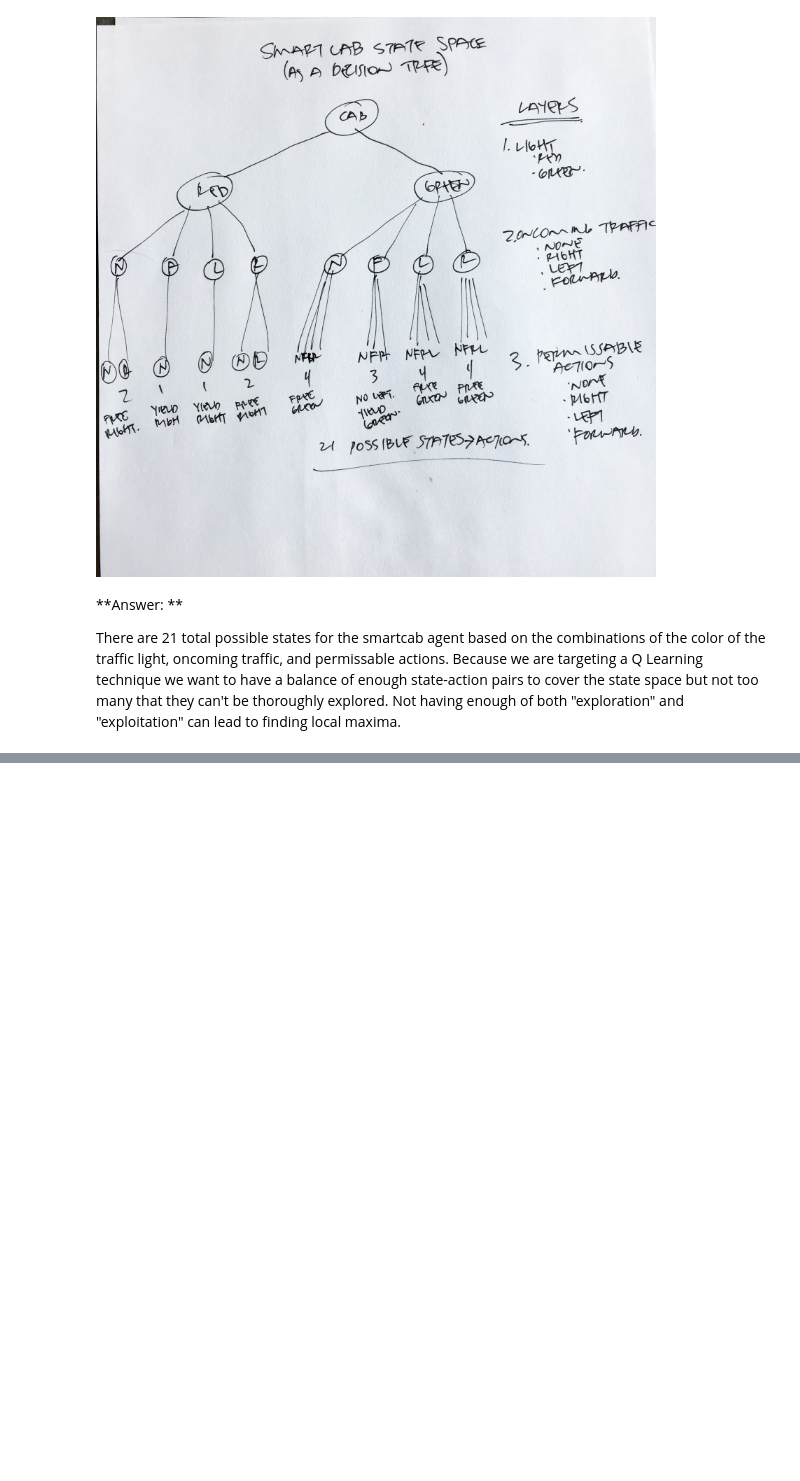
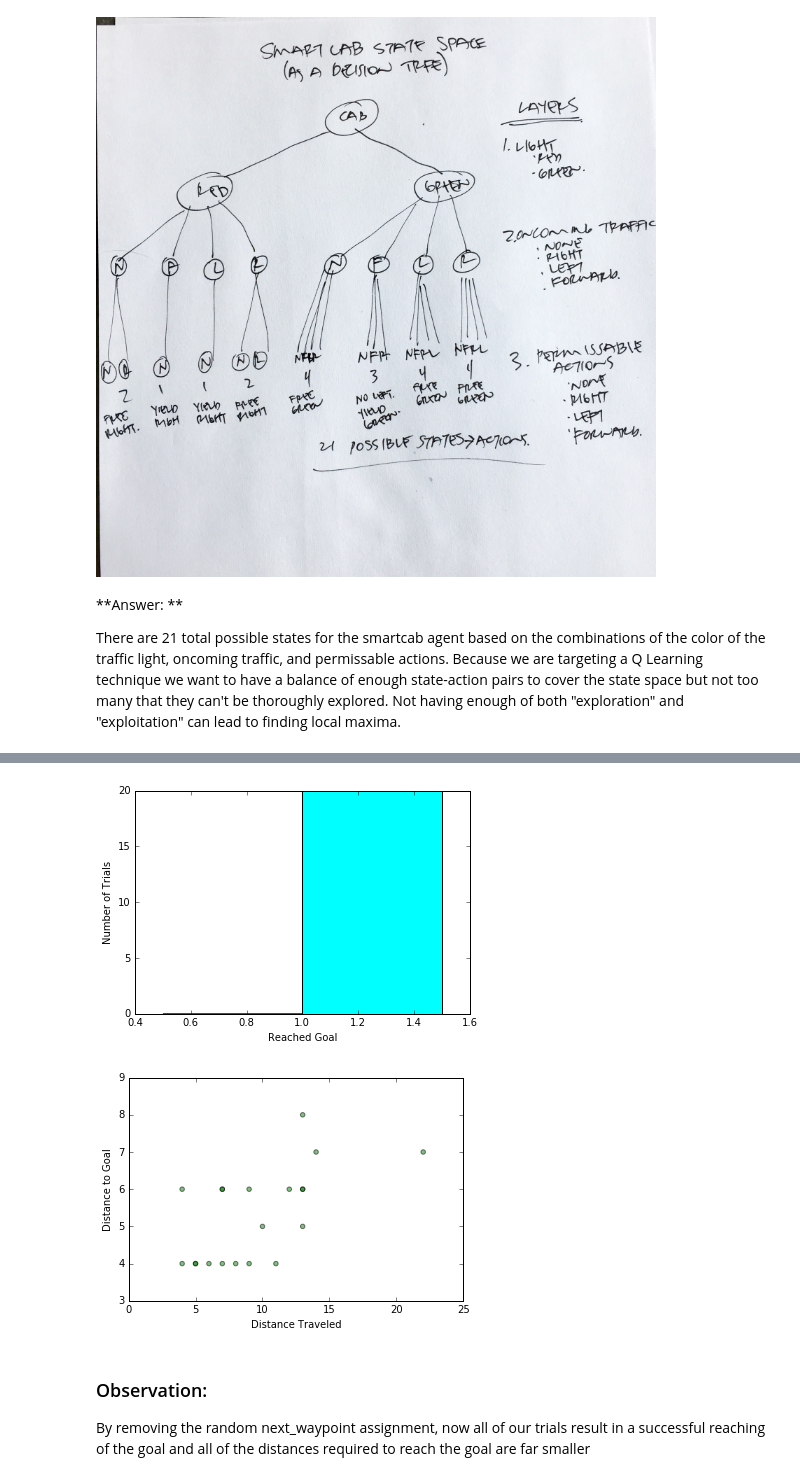
Before and after one commit to gilakos/machine-learning, a Jupyter notebook: projects/smartcab/smartcab/smartcab_report.ipynb, the cells around one changed output, grey strips where cells are left out. Cells and saved outputs as stored; diff of their text form; code cells hidden in the pictures; blank space fills up the shorter version.

Commit message:
P4 Step 2 Update

```diff
--- a/projects/smartcab/smartcab/smartcab_report.ipynb
+++ b/projects/smartcab/smartcab/smartcab_report.ipynb
@@ -129,3 +129,30 @@ Image(filename='StateSpace.jpg')
 **Answer: **
 
 There are 21 total possible states for the smartcab agent based on the combinations of the color of the traffic light, oncoming traffic, and permissable actions. Because we are targeting a Q Learning technique we want to have a balance of enough state-action pairs to cover the state space but not too many that they can't be thoroughly explored. Not having enough of both "exploration" and "exploitation" can lead to finding local maxima.
+# %%
+df = pd.DataFrame(columns=['reached', 'goal_distance','distance_traveled', 'steps'])
+
+df=df.append( { 'reached':True,'goal_distance':7,'distance_traveled':14,'steps':13 }, ignore_index=True)
+df=df.append( { 'reached':True,'goal_distance':4,'distance_traveled':9,'steps':8 }, ignore_index=True)
+df=df.append( { 'reached':True,'goal_distance':8,'distance_traveled':13,'steps':12 }, ignore_index=True)
+df=df.append( { 'reached':True,'goal_distance':4,'distance_traveled':8,'steps':7 }, ignore_index=True)
+df=df.append( { 'reached':True,'goal_distance':4,'distance_traveled':7,'steps':6 }, ignore_index=True)
+df=df.append( { 'reached':True,'goal_distance':6,'distance_traveled':12,'steps':11 }, ignore_index=True)
+df=df.append( { 'reached':True,'goal_distance':7,'distance_traveled':22,'steps':21 }, ignore_index=True)
+df=df.append( { 'reached':True,'goal_distance':4,'distance_traveled':5,'steps':4 }, ignore_index=True)
+df=df.append( { 'reached':True,'goal_distance':5,'distance_traveled':13,'steps':12 }, ignore_index=True)
+df=df.append( { 'reached':True,'goal_distance':6,'distance_traveled':9,'steps':8 }, ignore_index=True)
+df=df.append( { 'reached':True,'goal_distance':5,'distance_traveled':10,'steps':9 }, ignore_index=True)
+df=df.append( { 'reached':True,'goal_distance':4,'distance_traveled':6,'steps':5 }, ignore_index=True)
+df=df.append( { 'reached':True,'goal_distance':6,'distance_traveled':13,'steps':12 }, ignore_index=True)
+df=df.append( { 'reached':True,'goal_distance':6,'distance_traveled':4,'steps':3 }, ignore_index=True)
+df=df.append( { 'reached':True,'goal_distance':4,'distance_traveled':5,'steps':4 }, ignore_index=True)
+df=df.append( { 'reached':True,'goal_distance':6,'distance_traveled':7,'steps':6 }, ignore_index=True)
+df=df.append( { 'reached':True,'goal_distance':6,'distance_traveled':13,'steps':12 }, ignore_index=True)
+df=df.append( { 'reached':True,'goal_distance':6,'distance_traveled':7,'steps':6 }, ignore_index=True)
+df=df.append( { 'reached':True,'goal_distance':4,'distance_traveled':11,'steps':10 }, ignore_index=True)
+df=df.append( { 'reached':True,'goal_distance':4,'distance_traveled':4,'steps':3 }, ignore_index=True)
+
+df['color'] = np.where(df['reached']==True, 'green', 'red')
+
+print df
@@ -131,0 +177,18 @@ There are 21 total possible states for the smartcab agent based on the combinati
+# %%
+# the histogram of the data
+plt.hist(df['reached'], bins=2, facecolor='cyan')
+plt.xlabel('Reached Goal')
+plt.ylabel('Number of Trials')
+plt.show()
+
+# the scatterplot of distance traveled versus goal distance
+plt.scatter(df['distance_traveled'], df['goal_distance'], c=df['color'], alpha=0.5)
+plt.xlabel('Distance Traveled')
+plt.ylabel('Distance to Goal')
+plt.show()
+# %% [output]
+[figure, added]
+[figure, added]
+# %% [markdown]
+### Observation:
+By removing the random next_waypoint assignment, now all of our trials result in a successful reaching of the goal and all of the distances required to reach the goal are far smaller
```
Also changed, not shown: parts of 1 cell of this notebook, 1 other file.
